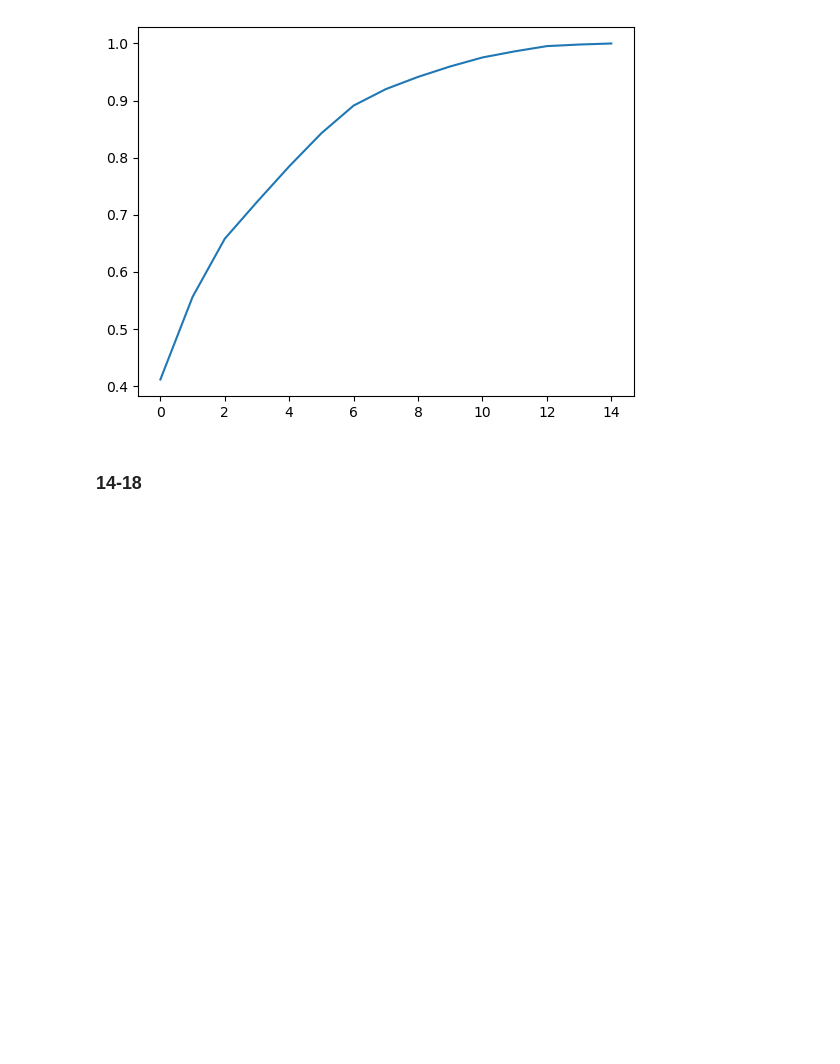
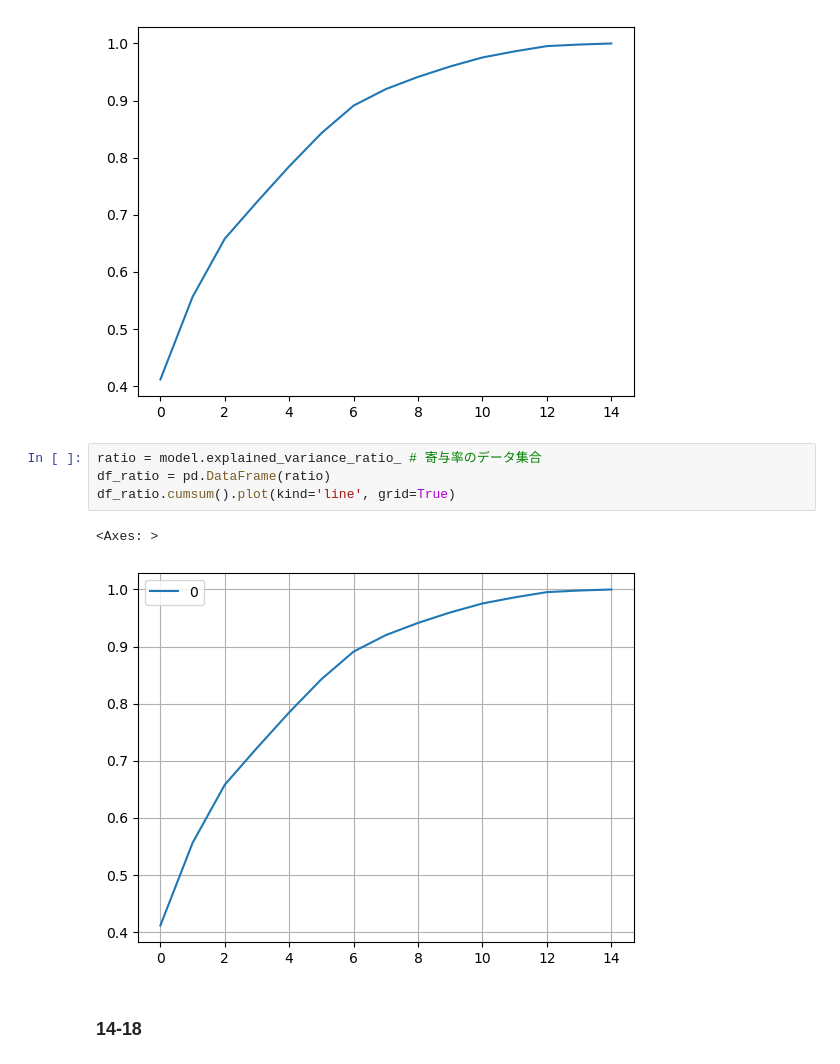
Before and after one commit to ahiru3test/aiai, a Jupyter notebook: notebook/sukkiri-ml-codes/ipynb/chap14a.ipynb, the cells around one changed output. Drawn from its saved outputs; the diff is of its cells as text; blank space fills up the shorter version.

```diff
--- a/notebook/sukkiri-ml-codes/ipynb/chap14a.ipynb
+++ b/notebook/sukkiri-ml-codes/ipynb/chap14a.ipynb
@@ -268,6 +268,13 @@ pd.Series(array).plot(kind = 'line')
 # %% [output]
 <Axes: >
 [figure]
+# %%
+ratio = model.explained_variance_ratio_ # 寄与率のデータ集合
+df_ratio = pd.DataFrame(ratio)
+df_ratio.cumsum().plot(kind='line', grid=True)
+# %% [output]
+<Axes: >
+[figure, added]
 # %% [markdown]
 ### 14-18
 # %%
```
Also changed, not shown: 5 other files.
